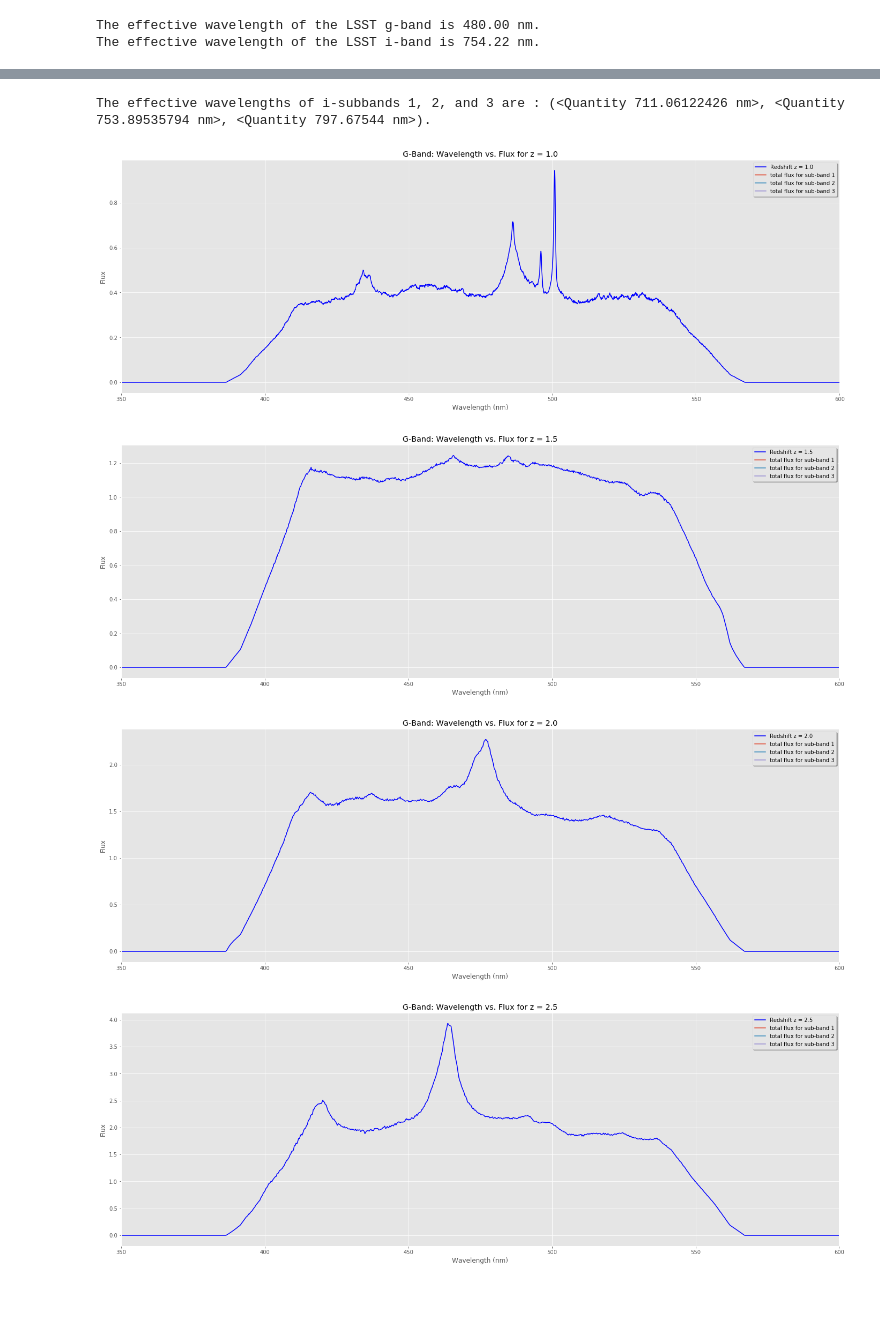
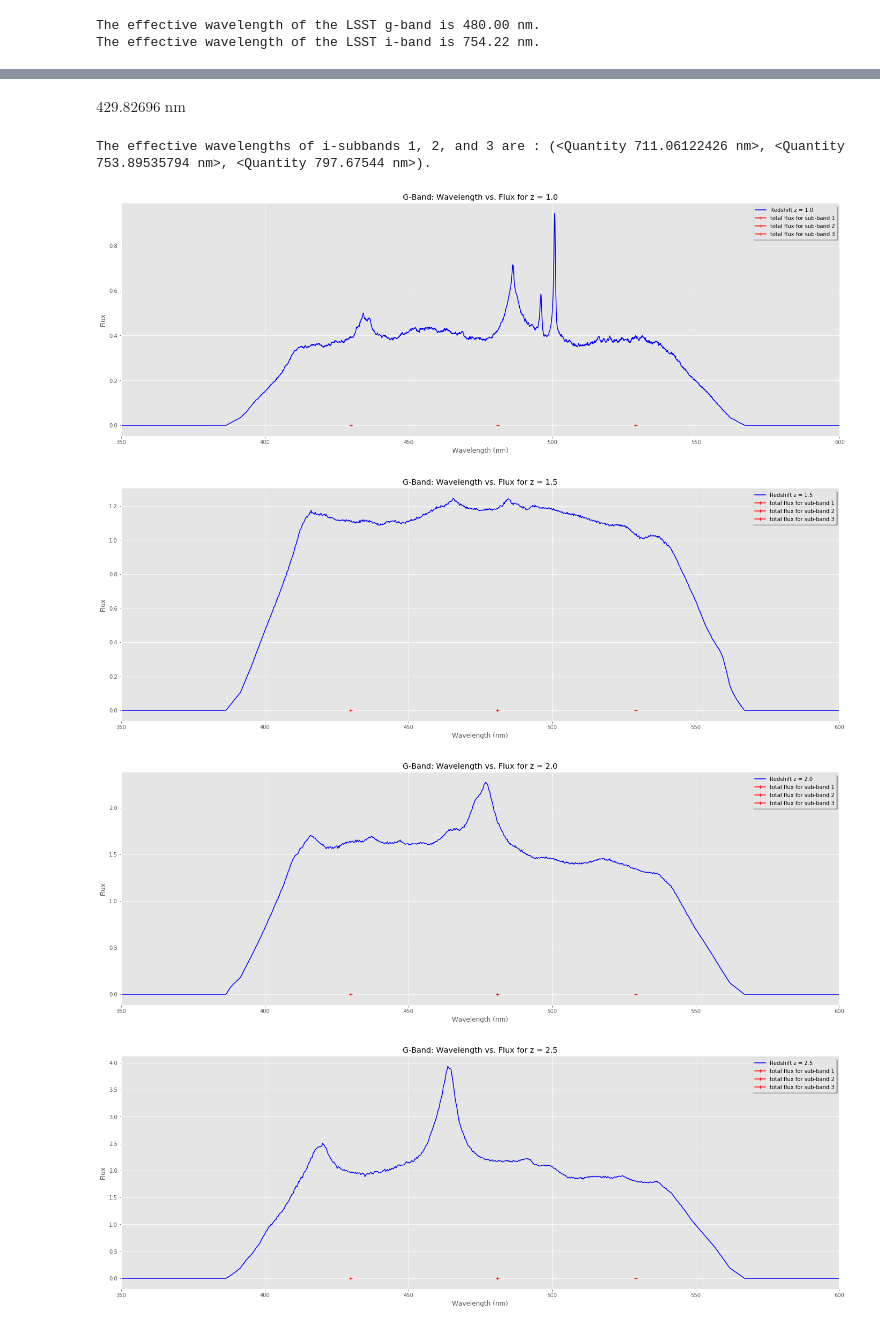
Before and after one commit to abudlong/Astro499, a Jupyter notebook: A499_Winter22_Assignment3.ipynb, the cells around one changed output, grey strips where cells are left out. Drawn from its saved outputs; the diff is of its cells as text; code cells hidden in the pictures; blank space fills up the shorter version.

```diff
--- a/A499_Winter22_Assignment3.ipynb
+++ b/A499_Winter22_Assignment3.ipynb
@@ -96,12 +96,12 @@ iband_wavelength = np.array(iband[0]) * u.nm
 iband_throughput = np.array(iband[1])
 
 # General
-column_names = ['Wave', 'FluxD', 'e_FluxD', 'None1', 'None2', 'None3', 'None4', 'None5', 'None6', 'None7', 'None8']
-simulatedquasarspectrum = pd.read_csv('Vanden_Berk_quasars.txt', delimiter = " ", header=None, skipinitialspace = True, names = column_names)
-subsection = simulatedquasarspectrum[23:]
+column_names = ['Wave', 'FluxD', 'e_FluxD'] #, 'None1', 'None2', 'None3', 'None4', 'None5', 'None6', 'None7', 'None8']
+simulatedquasarspectrum = pd.read_csv('Vanden_Berk_quasars.txt', delimiter = " ", header=None, skipinitialspace = True, names = column_names, skiprows=23)
+subsection = simulatedquasarspectrum
 subsection = simulatedquasarspectrum.apply(pd.to_numeric, errors='coerce')
 
-data = subsection[['Wave', 'FluxD', 'e_FluxD']][23:]
+data = subsection[['Wave', 'FluxD', 'e_FluxD']]
 # %%
 # Wavelength
 wavelength_or = np.array(subsection['Wave']) * u.Angstrom
@@ -208,3 +254,7 @@ The effective wavelengths of g-subbands 1, 2, and 3 are: (429.82696495655284, <Q
+# %%
+g1_effective
+# %% [output]
+$429.82696 \; \mathrm{nm}$
 # %%
 # I-Band
 i1_effective = np.average(iband_wavelength[subband_i_1], weights = iband_throughput[subband_i_1])
@@ -217,22 +267,22 @@ The effective wavelengths of i-subbands 1, 2, and 3 are : (<Quantity 711.0612242
 # %%
 # G-Band Plots
 plt.style.use('ggplot')
 for z, s in zip(redshifts, spectra_obs):
     fig, ax = plt.subplots (1, 1, figsize = (24,8))
     interpolate = np.interp(s, gband_wavelength[0:7755], gband_throughput[0:7755])
     plt.plot(s, relative_fluxdensity * interpolate, label = 'Redshift z = {}'.format(z), color = 'b')
 
-    ax.plot(g1_effective, f1_g / np.sum(gband_wavelength[subband_g_1]), label = 'total flux for sub-band 1')
-    ax.plot(g2_effective, f2_g / np.sum(gband_wavelength[subband_g_2]), label = 'total flux for sub-band 2')
-    ax.plot(g3_effective, f3_g / np.sum(gband_wavelength[subband_g_3]), label = 'total flux for sub-band 3')
+    ax.plot(g1_effective, f1_g / np.sum(gband_wavelength[subband_g_1]), label = 'total flux for sub-band 1', marker='+', color = 'r')
+    ax.plot(g2_effective, f2_g / np.sum(gband_wavelength[subband_g_2]), label = 'total flux for sub-band 2', marker='+', color = 'r')
+    ax.plot(g3_effective, f3_g / np.sum(gband_wavelength[subband_g_3]), label = 'total flux for sub-band 3', marker='+', color = 'r')
 
     plt.xlabel('Wavelength (nm)')
     plt.ylabel('Flux')
     plt.title('G-Band: Wavelength vs. Flux for z = {}'.format(z))
     plt.xlim(350, 600)
     plt.legend(loc = 0, shadow = True);
 # %% [output]
-[figure, old version]
+[figure, new version]
-[figure, old version]
+[figure, new version]
-[figure, old version]
+[figure, new version]
-[figure, old version]
+[figure, new version]
```
Also changed, not shown: parts of 44 cells of this notebook.
